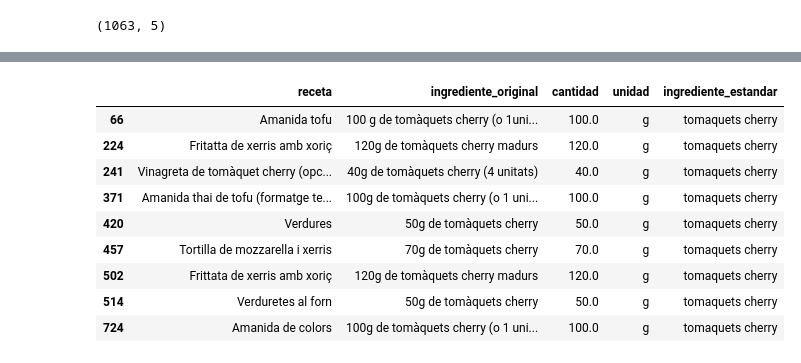
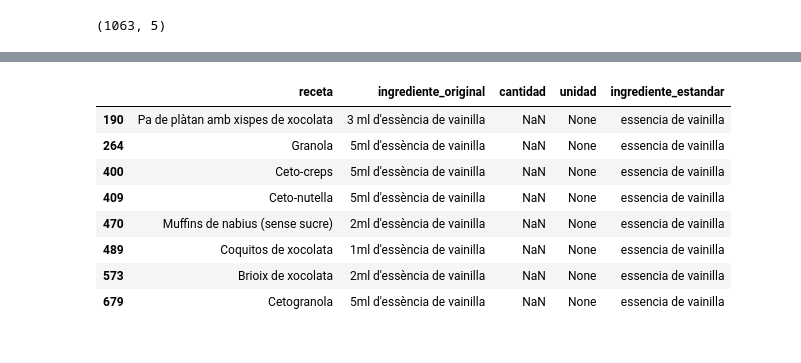
Before and after one commit to TonioDominguez/nutri_test, a Jupyter notebook: estandarizacion_en_detalle.ipynb, the cells around one changed output, grey strips where cells are left out. Saved outputs shown, nothing was run; the diff lists cells and outputs as text; code cells hidden in the pictures.

```diff
--- a/estandarizacion_en_detalle.ipynb
+++ b/estandarizacion_en_detalle.ipynb
@@ -55,4 +55,2 @@ pastanaga                7
 bolets                   7
 Name: count, dtype: int64
-# %%
-df['ingrediente_estandar'].replace('tomaquets cherry madurs', 'tomaquets cherry', inplace=True)
@@ -59,13 +59,22 @@ df['ingrediente_estandar'].replace('tomaquets cherry madurs', 'tomaquets cherry'
+# %%
+mask = df[df['ingrediente_estandar'].str.contains("essencia", na=False)]
+# %%
+#df.loc[mask.index, 'ingrediente_estandar'] = 'formatge feta'
+df.loc[mask.index, 'cantidad'] = None
+df.loc[mask.index, 'unidad'] = None
+# %%
+#df.loc[[1001, 1021, 1029, 34],'ingrediente_estandar'] = 'espinacs frescs'
+df.loc[[540, 852],'cantidad'] = [60, 100]
+df.loc[[540, 852],'unidad'] = 'g'
 # %%
-df[df['ingrediente_estandar'] == 'tomaquets cherry']
+df[df['ingrediente_estandar'].str.contains("essencia", na=False)]
 # %% [output]
 |  | receta | ingrediente_original | cantidad | unidad | ingrediente_estandar |
-| 66 | Amanida tofu | 100 g de tomàquets cherry (o 1uni... | 100.0 | g | tomaquets cherry |
-| 224 | Fritatta de xerris amb xoriç | 120g de tomàquets cherry madurs | 120.0 | g | tomaquets cherry |
-| 241 | Vinagreta de tomàquet cherry (opc... | 40g de tomàquets cherry (4 unitats) | 40.0 | g | tomaquets cherry |
-| 371 | Amanida thai de tofu (formatge te... | 100g de tomàquets cherry (o 1 uni... | 100.0 | g | tomaquets cherry |
-| 420 | Verdures | 50g de tomàquets cherry | 50.0 | g | tomaquets cherry |
-| 457 | Tortilla de mozzarella i xerris | 70g de tomàquets cherry | 70.0 | g | tomaquets cherry |
-| 502 | Frittata de xerris amb xoriç | 120g de tomàquets cherry madurs | 120.0 | g | tomaquets cherry |
-| 514 | Verduretes al forn | 50g de tomàquets cherry | 50.0 | g | tomaquets cherry |
-| 724 | Amanida de colors | 100g de tomàquets cherry (o 1 uni... | 100.0 | g | tomaquets cherry |
+| 190 | Pa de plàtan amb xispes de xocolata | 3 ml d'essència de vainilla | NaN | None | essencia de vainilla |
+| 264 | Granola | 5ml d'essència de vainilla | NaN | None | essencia de vainilla |
+| 400 | Ceto-creps | 5ml d'essència de vainilla | NaN | None | essencia de vainilla |
+| 409 | Ceto-nutella | 5ml d'essència de vainilla | NaN | None | essencia de vainilla |
+| 470 | Muffins de nabius (sense sucre) | 2ml d'essència de vainilla | NaN | None | essencia de vainilla |
+| 489 | Coquitos de xocolata | 1ml d'essència de vainilla | NaN | None | essencia de vainilla |
+| 573 | Brioix de xocolata | 2ml d'essència de vainilla | NaN | None | essencia de vainilla |
+| 679 | Cetogranola | 5ml d'essència de vainilla | NaN | None | essencia de vainilla |
```
Also changed, not shown: parts of 12 cells of this notebook, 1 other file.
